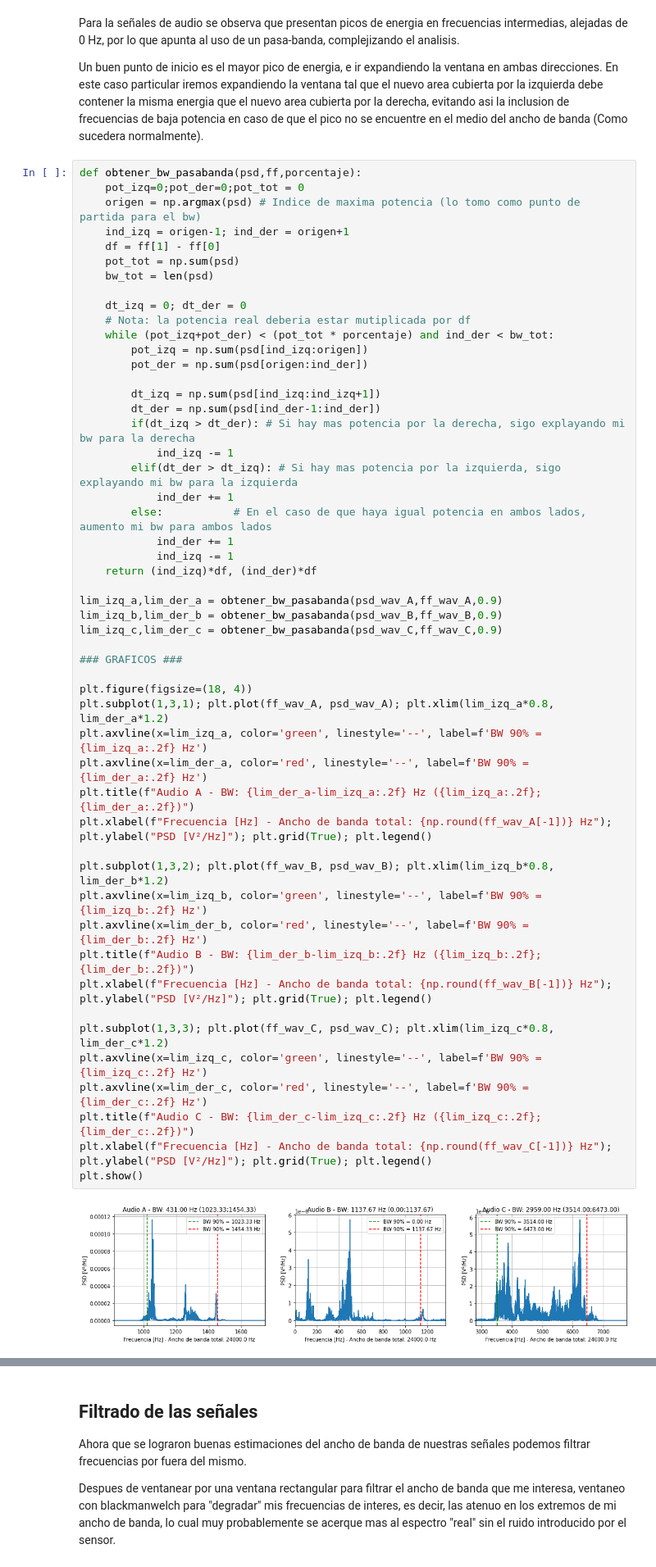
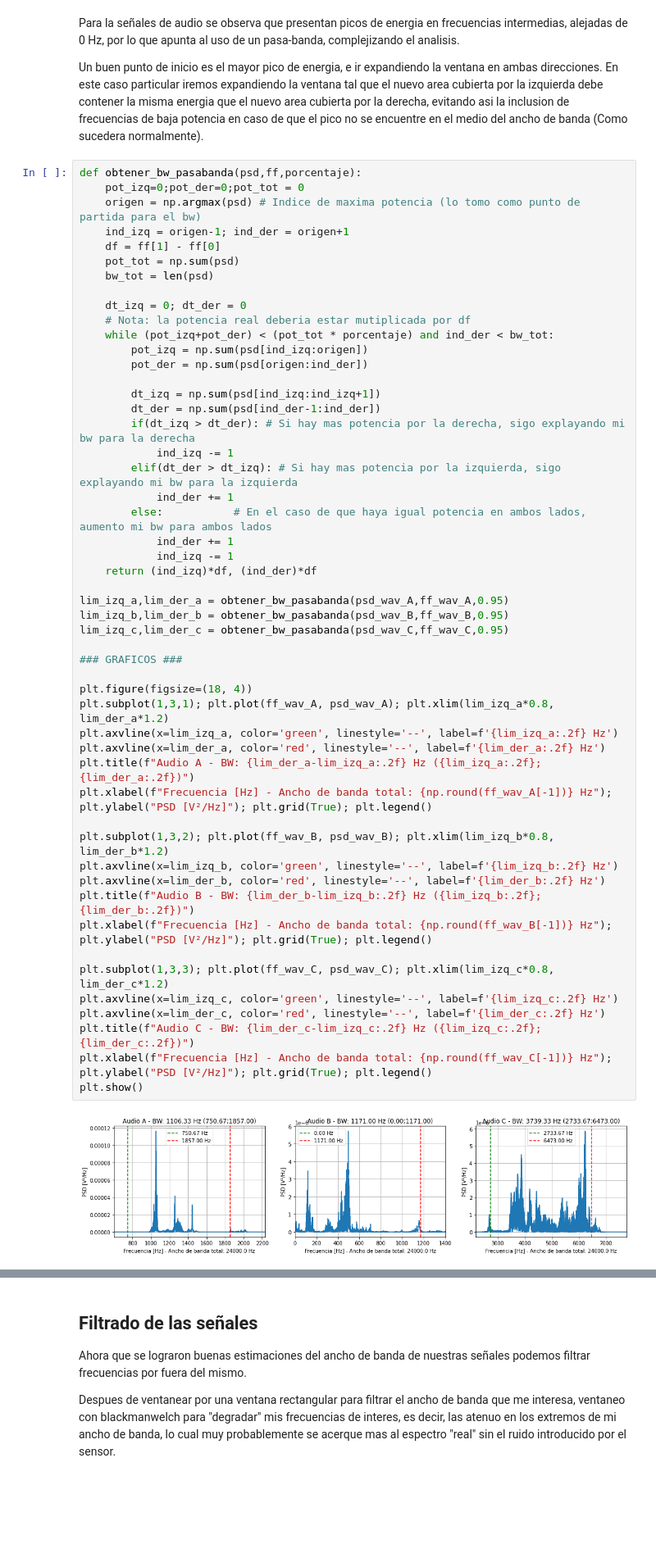
Before and after one commit to mnoe893/PDS_UTNBA_2025, a Jupyter notebook: TS7_estim_ancho_de_banda.ipynb, the cells around one changed output, grey strips where cells are left out. Shown at 82% size. Saved outputs shown, nothing was run; the diff lists cells and outputs as text; blank space fills up the shorter version.

```diff
--- a/TS7_estim_ancho_de_banda.ipynb
+++ b/TS7_estim_ancho_de_banda.ipynb
@@ -159,40 +160,40 @@ def obtener_bw_pasabanda(psd,ff,porcentaje):
         pot_der = np.sum(psd[origen:ind_der])
 
         dt_izq = np.sum(psd[ind_izq:ind_izq+1])
         dt_der = np.sum(psd[ind_der-1:ind_der])
         if(dt_izq > dt_der): # Si hay mas potencia por la derecha, sigo explayando mi bw para la derecha
             ind_izq -= 1
         elif(dt_der > dt_izq): # Si hay mas potencia por la izquierda, sigo explayando mi bw para la izquierda
             ind_der += 1
         else:           # En el caso de que haya igual potencia en ambos lados, aumento mi bw para ambos lados
             ind_der += 1
             ind_izq -= 1
     return (ind_izq)*df, (ind_der)*df
 
-lim_izq_a,lim_der_a = obtener_bw_pasabanda(psd_wav_A,ff_wav_A,0.9)
-lim_izq_b,lim_der_b = obtener_bw_pasabanda(psd_wav_B,ff_wav_B,0.9)
-lim_izq_c,lim_der_c = obtener_bw_pasabanda(psd_wav_C,ff_wav_C,0.9)
+lim_izq_a,lim_der_a = obtener_bw_pasabanda(psd_wav_A,ff_wav_A,0.95)
+lim_izq_b,lim_der_b = obtener_bw_pasabanda(psd_wav_B,ff_wav_B,0.95)
+lim_izq_c,lim_der_c = obtener_bw_pasabanda(psd_wav_C,ff_wav_C,0.95)
 
 ### GRAFICOS ###
 
 plt.figure(figsize=(18, 4))
 plt.subplot(1,3,1); plt.plot(ff_wav_A, psd_wav_A); plt.xlim(lim_izq_a*0.8, lim_der_a*1.2)
-plt.axvline(x=lim_izq_a, color='green', linestyle='--', label=f'BW 90% = {lim_izq_a:.2f} Hz')
-plt.axvline(x=lim_der_a, color='red', linestyle='--', label=f'BW 90% = {lim_der_a:.2f} Hz')
+plt.axvline(x=lim_izq_a, color='green', linestyle='--', label=f'{lim_izq_a:.2f} Hz')
+plt.axvline(x=lim_der_a, color='red', linestyle='--', label=f'{lim_der_a:.2f} Hz')
 plt.title(f"Audio A - BW: {lim_der_a-lim_izq_a:.2f} Hz ({lim_izq_a:.2f};{lim_der_a:.2f})")
 plt.xlabel(f"Frecuencia [Hz] - Ancho de banda total: {np.round(ff_wav_A[-1])} Hz"); plt.ylabel("PSD [V²/Hz]"); plt.grid(True); plt.legend()
 
 plt.subplot(1,3,2); plt.plot(ff_wav_B, psd_wav_B); plt.xlim(lim_izq_b*0.8, lim_der_b*1.2)
-plt.axvline(x=lim_izq_b, color='green', linestyle='--', label=f'BW 90% = {lim_izq_b:.2f} Hz')
-plt.axvline(x=lim_der_b, color='red', linestyle='--', label=f'BW 90% = {lim_der_b:.2f} Hz')
+plt.axvline(x=lim_izq_b, color='green', linestyle='--', label=f'{lim_izq_b:.2f} Hz')
+plt.axvline(x=lim_der_b, color='red', linestyle='--', label=f'{lim_der_b:.2f} Hz')
 plt.title(f"Audio B - BW: {lim_der_b-lim_izq_b:.2f} Hz ({lim_izq_b:.2f};{lim_der_b:.2f})")
 plt.xlabel(f"Frecuencia [Hz] - Ancho de banda total: {np.round(ff_wav_B[-1])} Hz"); plt.ylabel("PSD [V²/Hz]"); plt.grid(True); plt.legend()
 
 plt.subplot(1,3,3); plt.plot(ff_wav_C, psd_wav_C); plt.xlim(lim_izq_c*0.8, lim_der_c*1.2)
-plt.axvline(x=lim_izq_c, color='green', linestyle='--', label=f'BW 90% = {lim_izq_c:.2f} Hz')
-plt.axvline(x=lim_der_c, color='red', linestyle='--', label=f'BW 90% = {lim_der_c:.2f} Hz')
+plt.axvline(x=lim_izq_c, color='green', linestyle='--', label=f'{lim_izq_c:.2f} Hz')
+plt.axvline(x=lim_der_c, color='red', linestyle='--', label=f'{lim_der_c:.2f} Hz')
 plt.title(f"Audio C - BW: {lim_der_c-lim_izq_c:.2f} Hz ({lim_izq_c:.2f};{lim_der_c:.2f})")
 plt.xlabel(f"Frecuencia [Hz] - Ancho de banda total: {np.round(ff_wav_C[-1])} Hz"); plt.ylabel("PSD [V²/Hz]"); plt.grid(True); plt.legend()
 plt.show()
 # %% [output]
-[figure, old version]
+[figure, new version]
```
Also changed, not shown: parts of 3 cells of this notebook, 8 other files.
